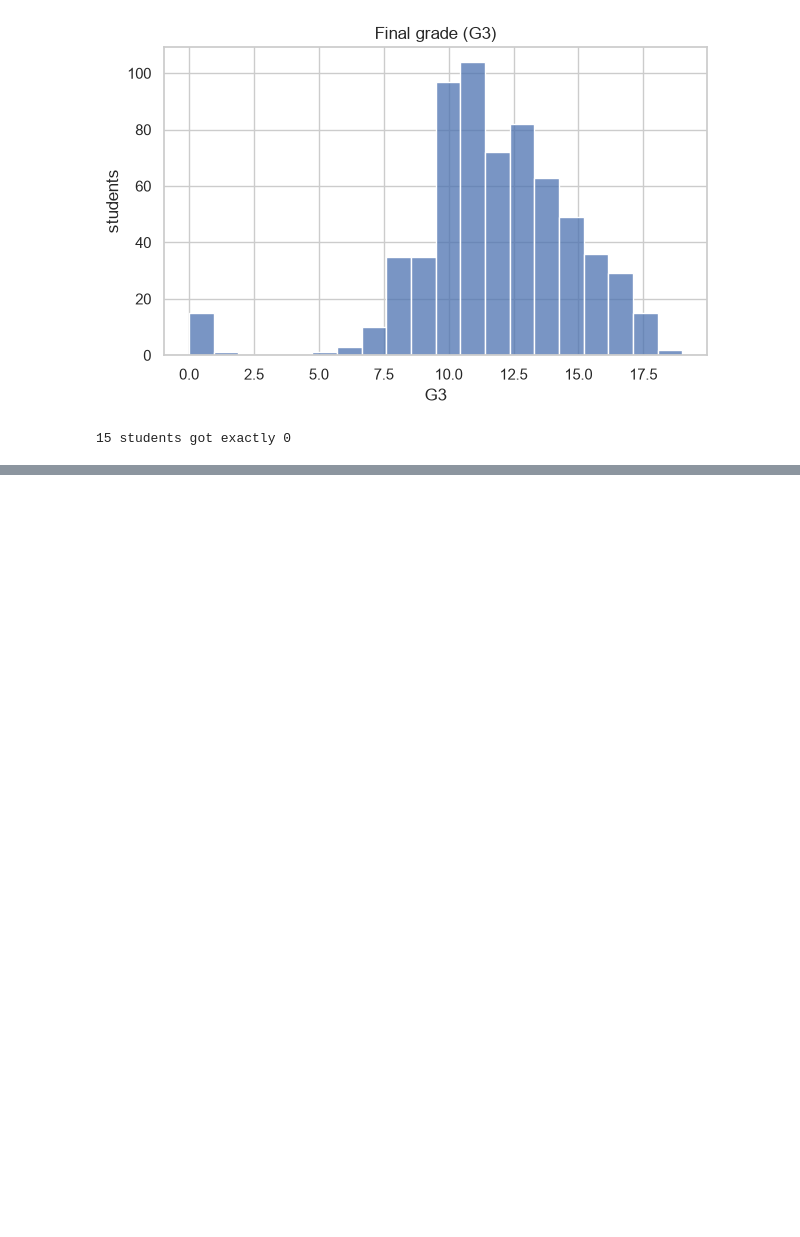
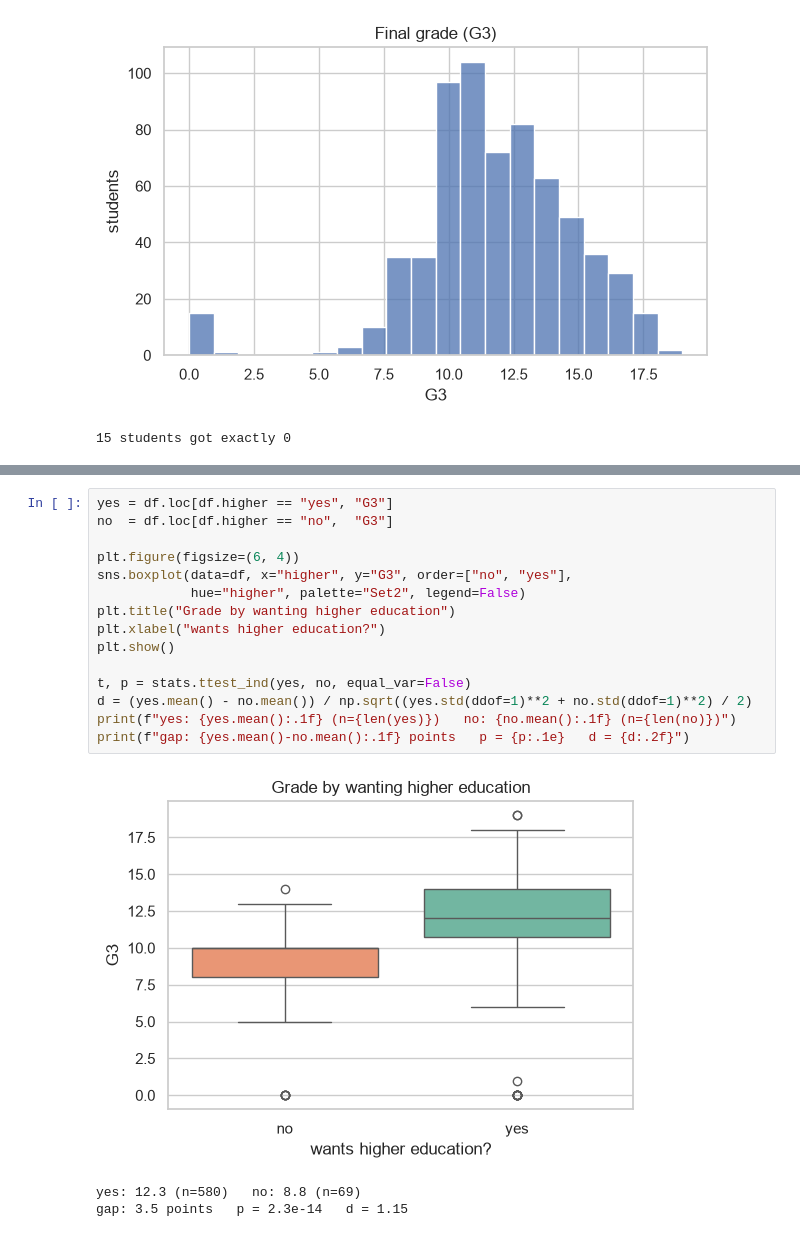
Before and after one commit to madzareh/inferential-stats-lab, a Jupyter notebook: main.ipynb, the cells around one changed output, grey strips where cells are left out. Cells and saved outputs as stored; diff of their text form; blank space fills up the shorter version.

```diff
--- a/main.ipynb
+++ b/main.ipynb
@@ -55,0 +62,19 @@ print((df.G3 == 0).sum(), "students got exactly 0")
+# %%
+yes = df.loc[df.higher == "yes", "G3"]
+no  = df.loc[df.higher == "no",  "G3"]
+
+plt.figure(figsize=(6, 4))
+sns.boxplot(data=df, x="higher", y="G3", order=["no", "yes"],
+            hue="higher", palette="Set2", legend=False)
+plt.title("Grade by wanting higher education")
+plt.xlabel("wants higher education?")
+plt.show()
+
+t, p = stats.ttest_ind(yes, no, equal_var=False)
+d = (yes.mean() - no.mean()) / np.sqrt((yes.std(ddof=1)**2 + no.std(ddof=1)**2) / 2)
+print(f"yes: {yes.mean():.1f} (n={len(yes)})   no: {no.mean():.1f} (n={len(no)})")
+print(f"gap: {yes.mean()-no.mean():.1f} points   p = {p:.1e}   d = {d:.2f}")
+# %% [output]
+[figure, added]
+yes: 12.3 (n=580)   no: 8.8 (n=69)
+gap: 3.5 points   p = 2.3e-14   d = 1.15
```
Also changed, not shown: parts of 2 cells of this notebook, 1 other file.
